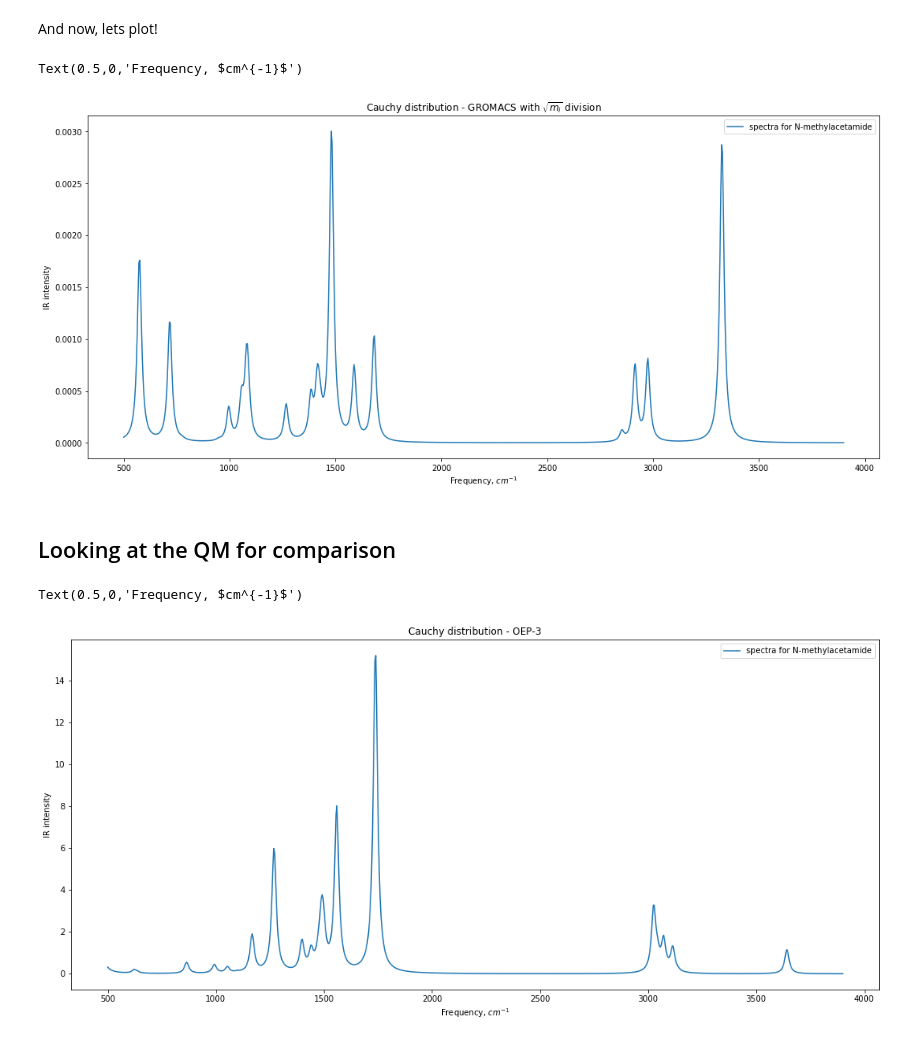
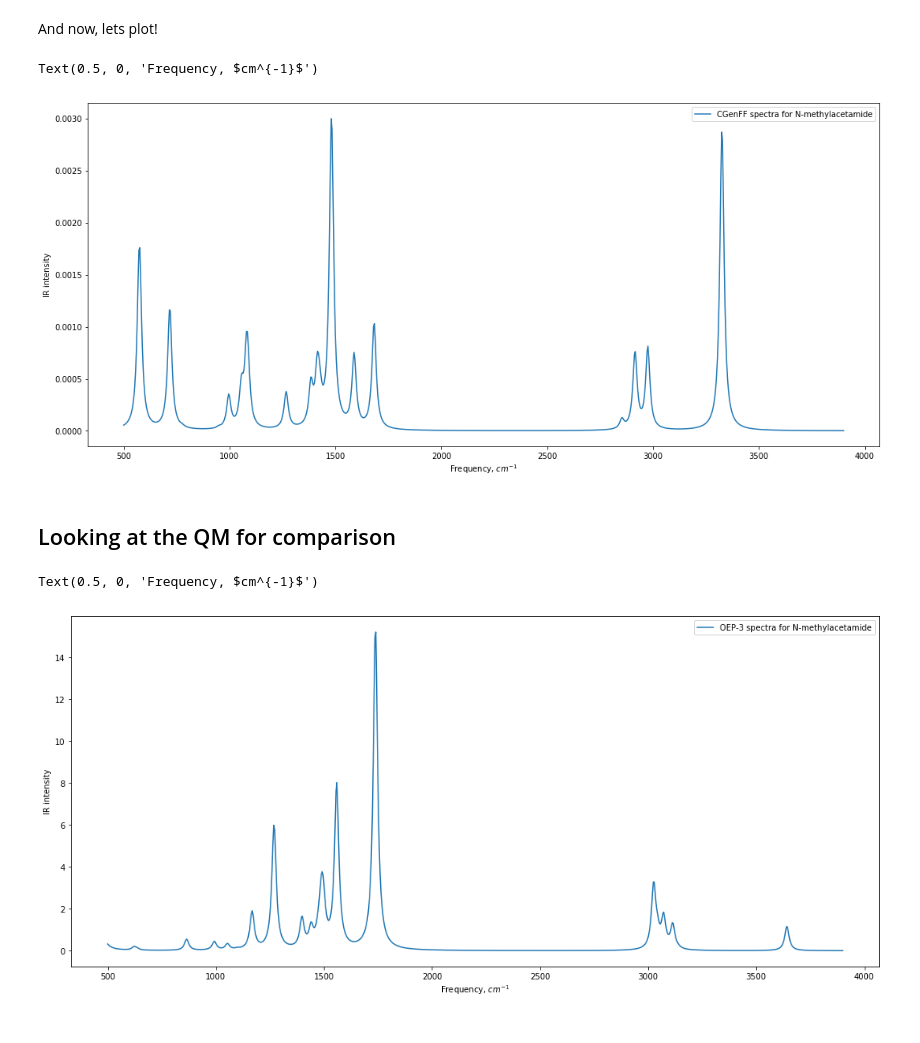
Before and after one commit to dspoel/IR-Spectra, a Jupyter notebook: scripts/calculate_intensity_from_charge_theory_and_example.ipynb, the cells around one changed output. Saved outputs shown, nothing was run; the diff lists cells and outputs as text; code cells hidden in the pictures.

Commit message:
Title of graphs are updated

```diff
--- a/scripts/calculate_intensity_from_charge_theory_and_example.ipynb
+++ b/scripts/calculate_intensity_from_charge_theory_and_example.ipynb
@@ -273,34 +273,33 @@ And now, lets plot!
 # %%
 start_freq = 500
 stop_freq = 3900
 step_size = 4
 
 v = np.linspace(start_freq,stop_freq,int((stop_freq-start_freq)/step_size)+1)
-c_tot = np.zeros(len(v))
+c1_tot = np.zeros(len(v))
 
 # Set gamma (FWHM); Mott used 24 cm⁻¹
 gamma = 24
 
 # Is the molecule linear?
 molecule_is_linear = False # <--- change this to specify whether the molecule is linear or not
 if molecule_is_linear:
     no_of_non_vibrational = 5
 else:
     no_of_non_vibrational = 6
 
 # plot with mass factor
 plt.figure(figsize=(18, 8))
 for i in range(no_of_non_vibrational,len(eigfreq)):
-    c = create_cauchy_distribution(v,eigfreq[i],gamma,intensities[i])
-    c_tot = c_tot + c
-plt.plot(v,c_tot,label='spectra for ' + molecule_of_interest)
-plt.title("Cauchy distribution - GROMACS with $\sqrt{m_{i}}$ division")
+    c1 = create_cauchy_distribution(v,eigfreq[i],gamma,intensities[i])
+    c1_tot = c1_tot + c1
+plt.plot(v,c1_tot,label='CGenFF spectra for ' + molecule_of_interest)
 plt.legend(loc='upper right')
 plt.ylabel('IR intensity')
 plt.xlabel('Frequency, $cm^{-1}$')
 # %% [output]
-Text(0.5,0,'Frequency, $cm^{-1}$')
+Text(0.5, 0, 'Frequency, $cm^{-1}$')
-[figure, old version]
+[figure, new version]
 # %% [markdown]
 ## Looking at the QM for comparison
 # %%
@@ -330,15 +329,15 @@ def get_QM_IR(log):
 # %%
 log = "../examples/GAFF-ESP/N-methylacetamide/N-methylacetamide-3-oep.log.gz"
 frequencies, intensities = get_QM_IR(log)
+c2_tot = np.zeros(len(v))
 plt.figure(figsize=(18, 8))
 for i, frequency in enumerate(frequencies):
-    c = create_cauchy_distribution(v, frequency, gamma, intensities[i])
-    c_tot = c_tot + c
-plt.plot(v,c_tot,label='spectra for ' + molecule_of_interest)
-plt.title("Cauchy distribution - OEP-3")
+    c2 = create_cauchy_distribution(v, frequency, gamma, intensities[i])
+    c2_tot = c2_tot + c2
+plt.plot(v,c2_tot,label='OEP-3 spectra for ' + molecule_of_interest)
 plt.legend(loc='upper right')
 plt.ylabel('IR intensity')
 plt.xlabel('Frequency, $cm^{-1}$')
 # %% [output]
-Text(0.5,0,'Frequency, $cm^{-1}$')
+Text(0.5, 0, 'Frequency, $cm^{-1}$')
-[figure, old version]
+[figure, new version]
```
